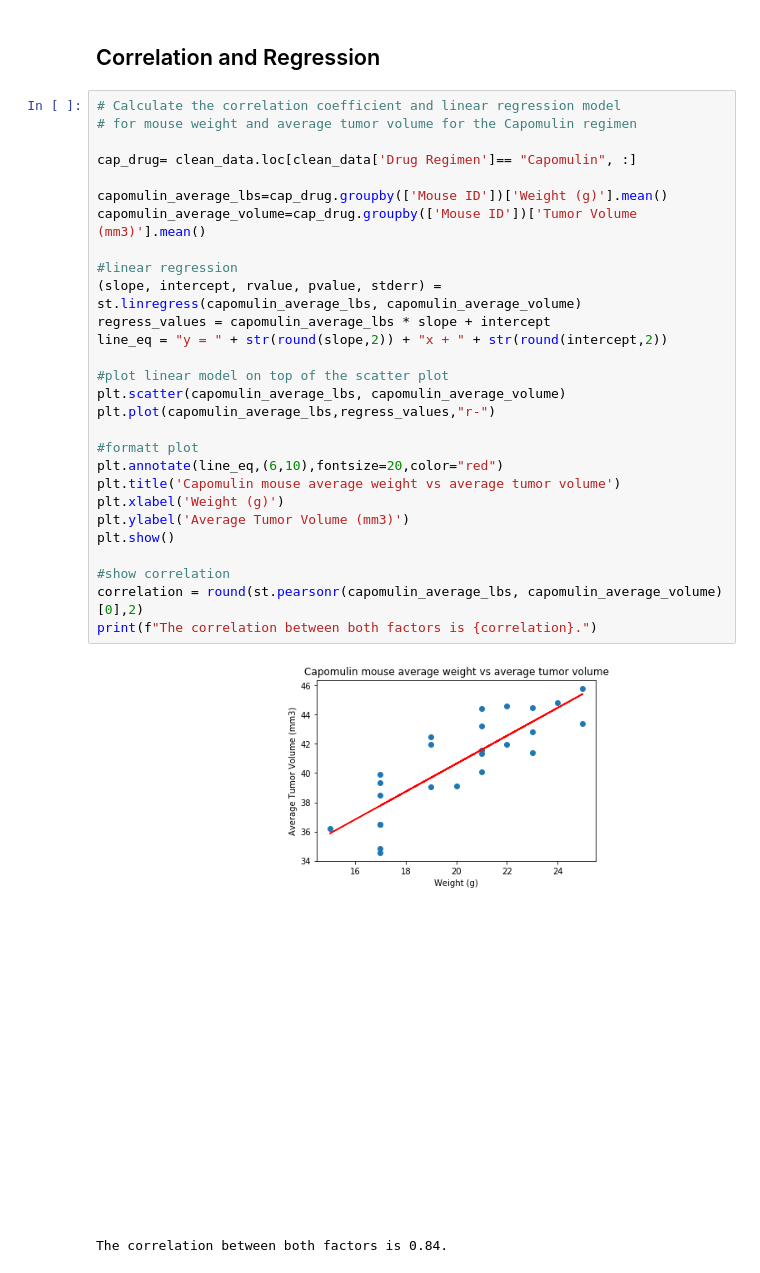
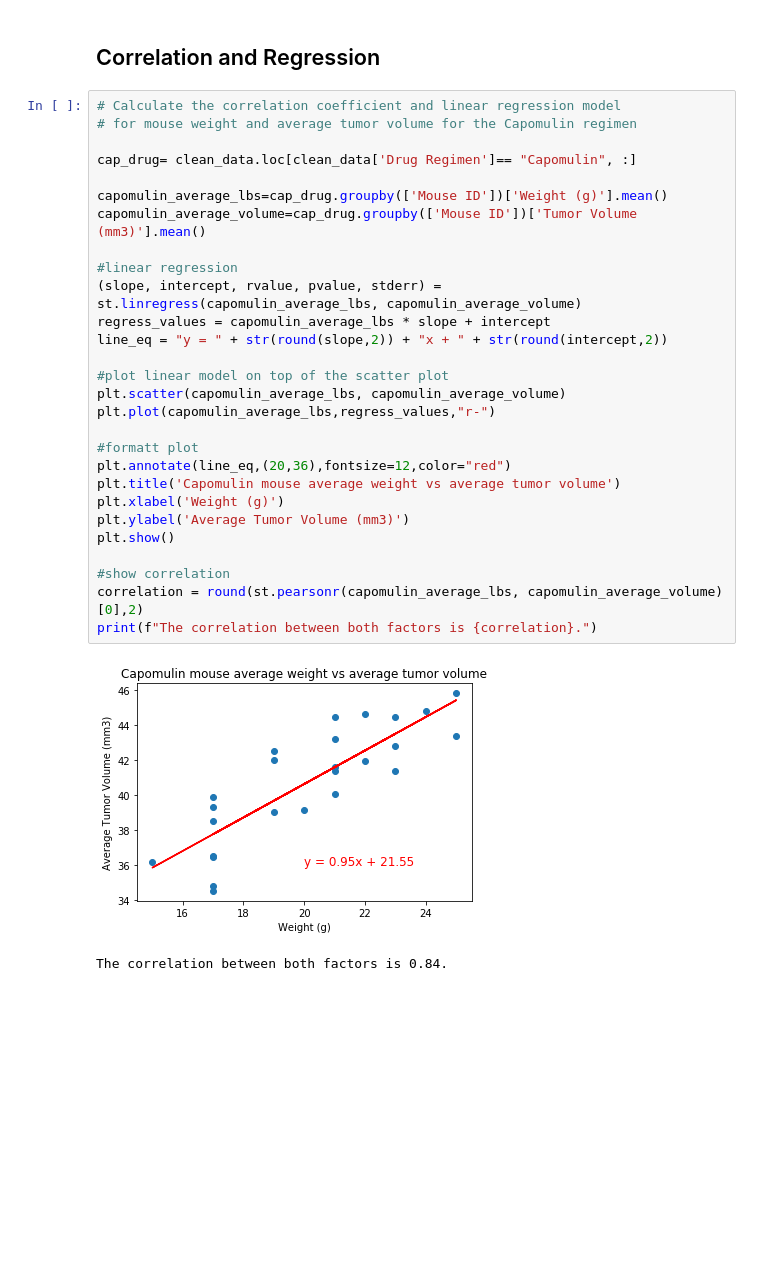
Before and after one commit to Aschaefer152/matplotlib-challenge, a Jupyter notebook: Pymaceuticals/pymaceuticals_starter.ipynb, the cells around one changed output. Cells and saved outputs as stored; diff of their text form; blank space fills up the shorter version.

```diff
--- a/Pymaceuticals/pymaceuticals_starter.ipynb
+++ b/Pymaceuticals/pymaceuticals_starter.ipynb
@@ -513,31 +391,31 @@ Text(0, 0.5, 'Average Tumor Volume (mm3)')
 # %%
 # Calculate the correlation coefficient and linear regression model
 # for mouse weight and average tumor volume for the Capomulin regimen
 
 cap_drug= clean_data.loc[clean_data['Drug Regimen']== "Capomulin", :]
 
 capomulin_average_lbs=cap_drug.groupby(['Mouse ID'])['Weight (g)'].mean()
 capomulin_average_volume=cap_drug.groupby(['Mouse ID'])['Tumor Volume (mm3)'].mean()
 
 #linear regression
 (slope, intercept, rvalue, pvalue, stderr) = st.linregress(capomulin_average_lbs, capomulin_average_volume)
 regress_values = capomulin_average_lbs * slope + intercept
 line_eq = "y = " + str(round(slope,2)) + "x + " + str(round(intercept,2))
 
 #plot linear model on top of the scatter plot
 plt.scatter(capomulin_average_lbs, capomulin_average_volume)
 plt.plot(capomulin_average_lbs,regress_values,"r-")
 
 #formatt plot
-plt.annotate(line_eq,(6,10),fontsize=20,color="red")
+plt.annotate(line_eq,(20,36),fontsize=12,color="red")
 plt.title('Capomulin mouse average weight vs average tumor volume')
 plt.xlabel('Weight (g)')
 plt.ylabel('Average Tumor Volume (mm3)')
 plt.show()
 
 #show correlation
 correlation = round(st.pearsonr(capomulin_average_lbs, capomulin_average_volume)[0],2)
 print(f"The correlation between both factors is {correlation}.")
 # %% [output]
-[figure, old version]
+[figure, new version]
 The correlation between both factors is 0.84.
```
Also changed, not shown: parts of 20 cells of this notebook.
